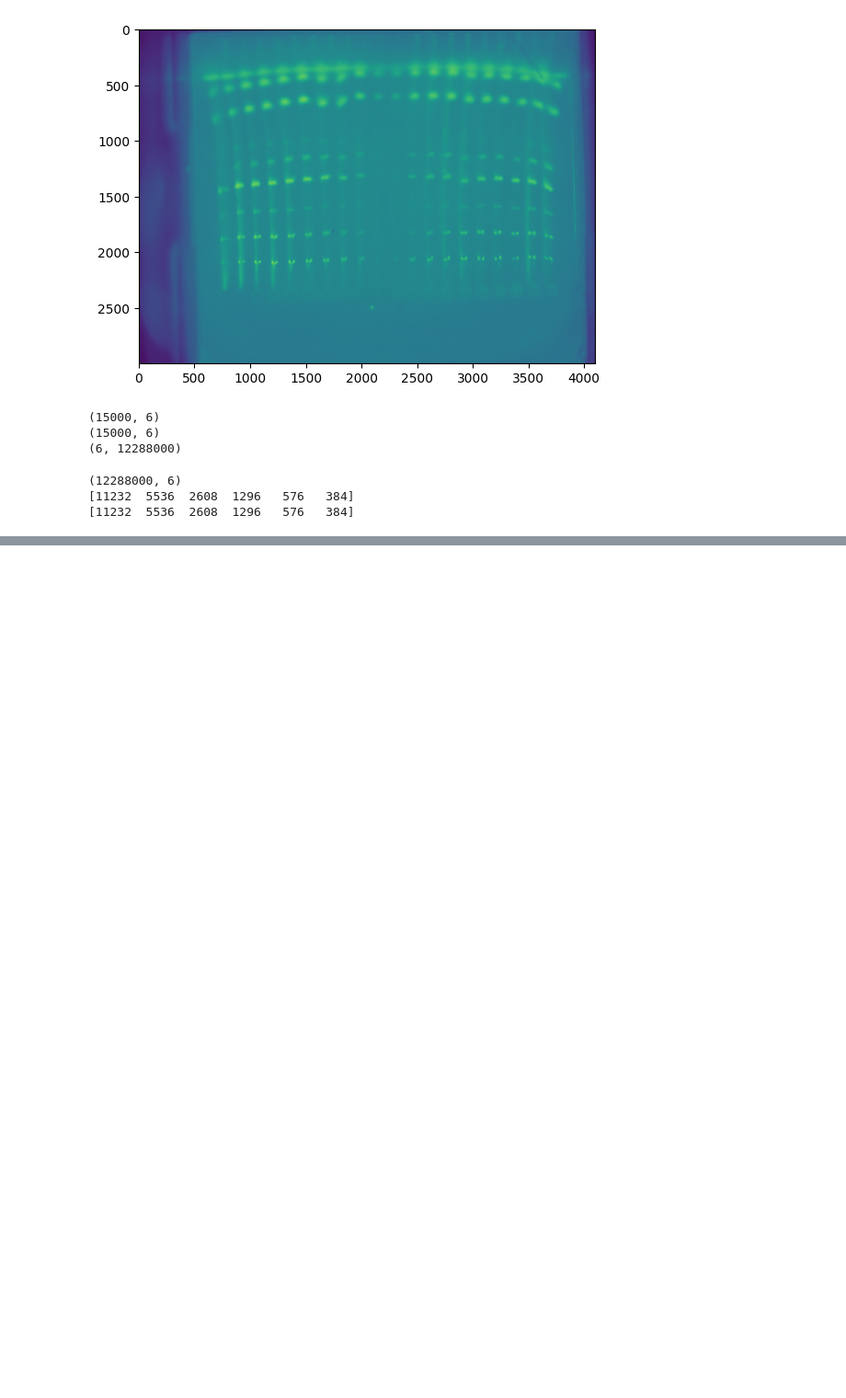
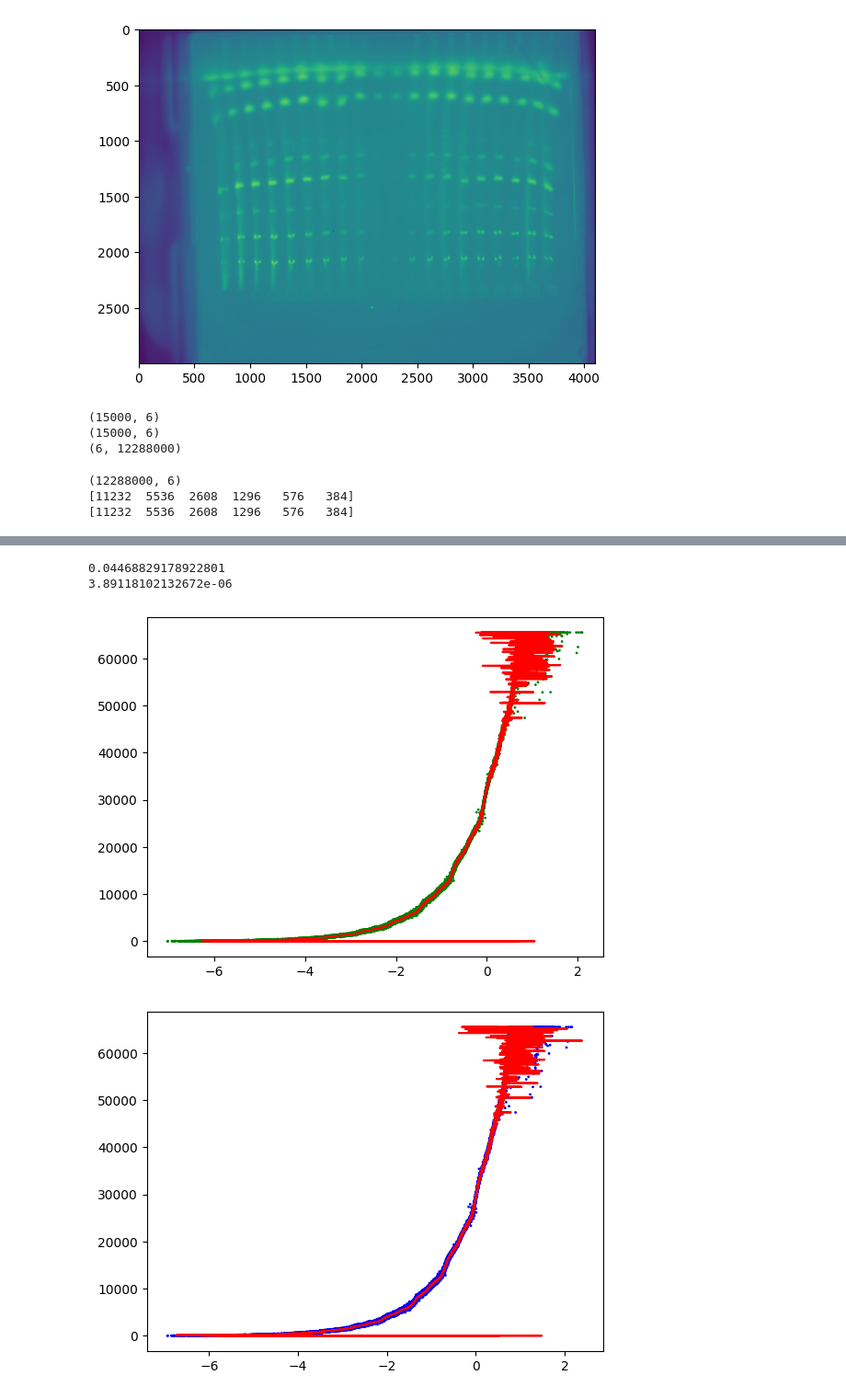
Before and after one commit to chetanchire/denoise, a Jupyter notebook: expt.ipynb, the cells around one changed output, grey strips where cells are left out. Shown: that part at 92% size. Saved outputs shown, nothing was run; the diff lists cells and outputs as text; code cells hidden in the pictures; blank space fills up the shorter version.

```diff
--- a/expt.ipynb
+++ b/expt.ipynb
@@ -409,0 +570,24 @@ for i in range(len(acquisitions)):
+# %%
+lE_t_dt = np.zeros_like(Z)
+for i in range(Z.shape[1]):
+	lE_t_dt [:, i] = expos[i]*np.exp(lE)
+print(g[32767])
+
+lE_t_dtcu = np.zeros_like(Z)
+for i in range(Z.shape[1]):
+	lE_t_dtcu [:, i] = expos[i]*np.exp(lEcu)
+print(gcu[32767])
+
+plt.scatter(np.log(lE_t_dtcu.flatten()), Z.flatten(), s=1, marker = "o",facecolors='none', edgecolors='green')
+plt.plot(gcu, np.arange(65536), 'r')
+plt.show()
+#plt.plot(lE1, np.arange(15000))
+#plt.show()
+plt.scatter(np.log(lE_t_dt.flatten()), Z.flatten(), s=1, marker = "o",facecolors='none', edgecolors='blue')
+plt.plot(g, np.arange(65536), 'r')
+plt.show()
+# %% [output]
+0.04468829178922801
+3.89118102132672e-06
+[figure, added]
+[figure, added]
```
Also changed, not shown: parts of 16 cells of this notebook, 3 other files.
